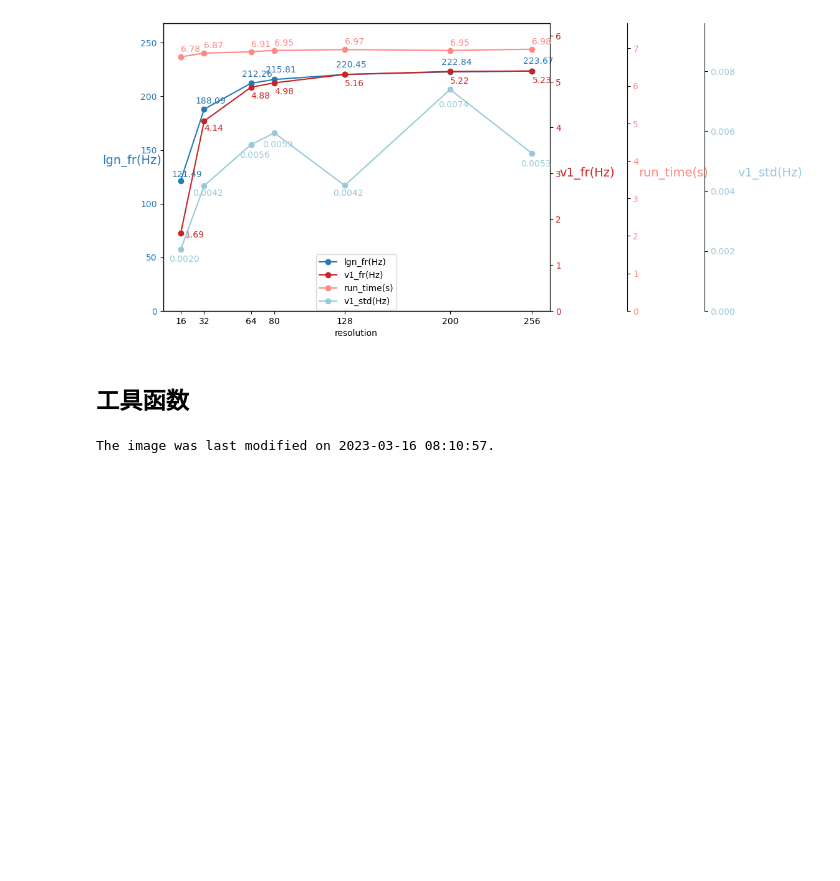
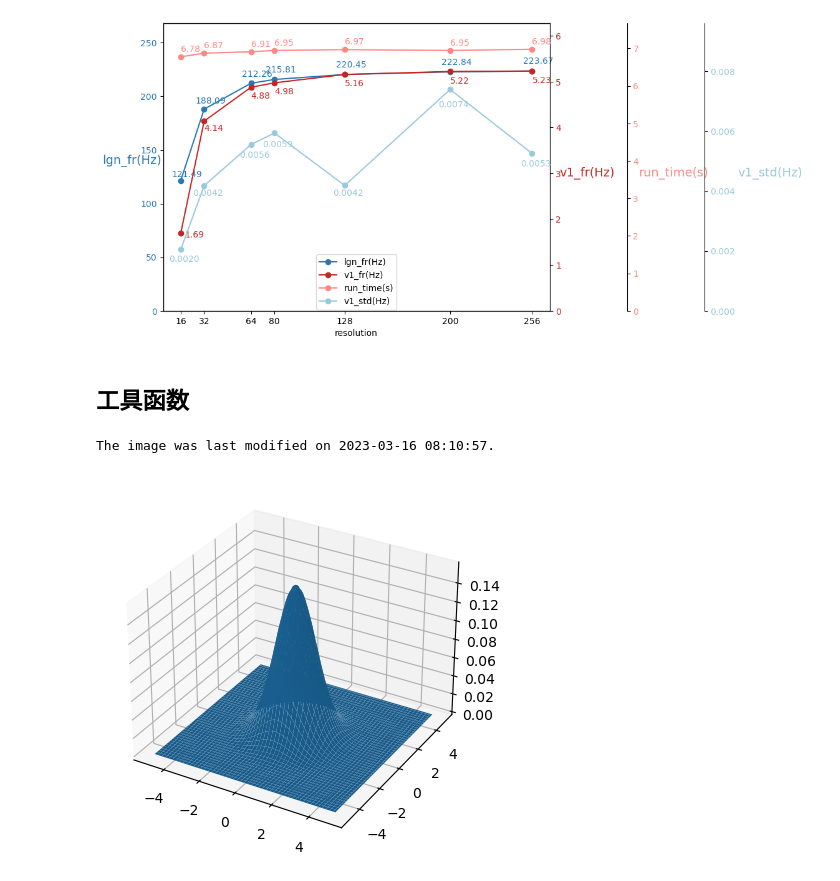
Before and after one commit to zhaobenyan51129/Robustness, a Jupyter notebook: lgn_field/pixel_time.ipynb, the cells around one changed output. Drawn from its saved outputs; the diff is of its cells as text; code cells hidden in the pictures; blank space fills up the shorter version.

```diff
--- a/lgn_field/pixel_time.ipynb
+++ b/lgn_field/pixel_time.ipynb
@@ -747,3 +747,27 @@ else:
     print("The image file does not exist.")
 # %% [output]
 The image was last modified on 2023-03-16 08:10:57.
+# %%
+import numpy as np
+import matplotlib.pyplot as plt
+
+# Define the Gaussian function
+def gaussian(x, y, sigma):
+    return 1/(2*np.pi*sigma**2)*np.exp(-(x**2+y**2)/(2*sigma**2))
+
+# Create a grid of x and y values
+x = np.linspace(-5, 5, 100)
+y = np.linspace(-5, 5, 100)
+X, Y = np.meshgrid(x, y)
+
+# Evaluate the Gaussian function at each point in the grid
+sigma = 1
+Z = gaussian(X, Y, sigma)
+
+# Plot the function as a surface plot
+fig = plt.figure()
+ax = fig.gca(projection='3d')
+ax.plot_surface(X, Y, Z)
+plt.show()
+# %% [output]
+[figure, added]
```
Also changed, not shown: parts of 2 cells of this notebook, 2 other files.
